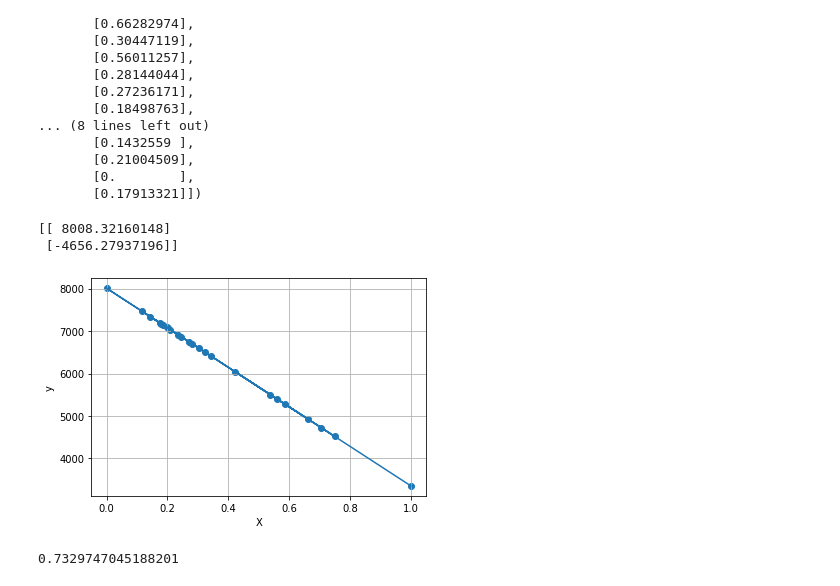
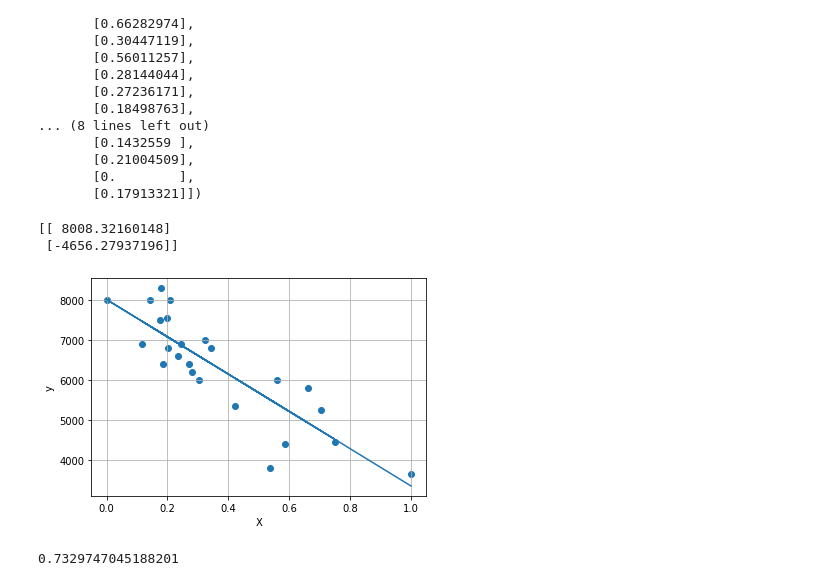
Before and after one commit to danlee65071/DSFromScratch, a Jupyter notebook: Lesson2.ipynb, the cells around one changed output. Cells and saved outputs as stored; diff of their text form; code cells hidden in the pictures.

```diff
--- a/Lesson2.ipynb
+++ b/Lesson2.ipynb
@@ -290,20 +290,20 @@ array([[1.        ],
 # %%
 l_model = MyLinearRegression()
 l_model.fit(X, y)
 y_predicted = l_model.predict(X)
 
 import matplotlib.pyplot as plt
 
 plt.plot(X, y_predicted)
-plt.scatter(X, y_predicted)
+plt.scatter(X, y)
 plt.grid()
 plt.xlabel('X')
 plt.ylabel('y')
 plt.show()
 print(l_model.score(X, y))
 None
 # %% [output]
 [[ 8008.32160148]
  [-4656.27937196]]
-[figure, old version]
+[figure, new version]
 0.7329747045188201
```
Also changed, not shown: parts of 2 cells of this notebook.
